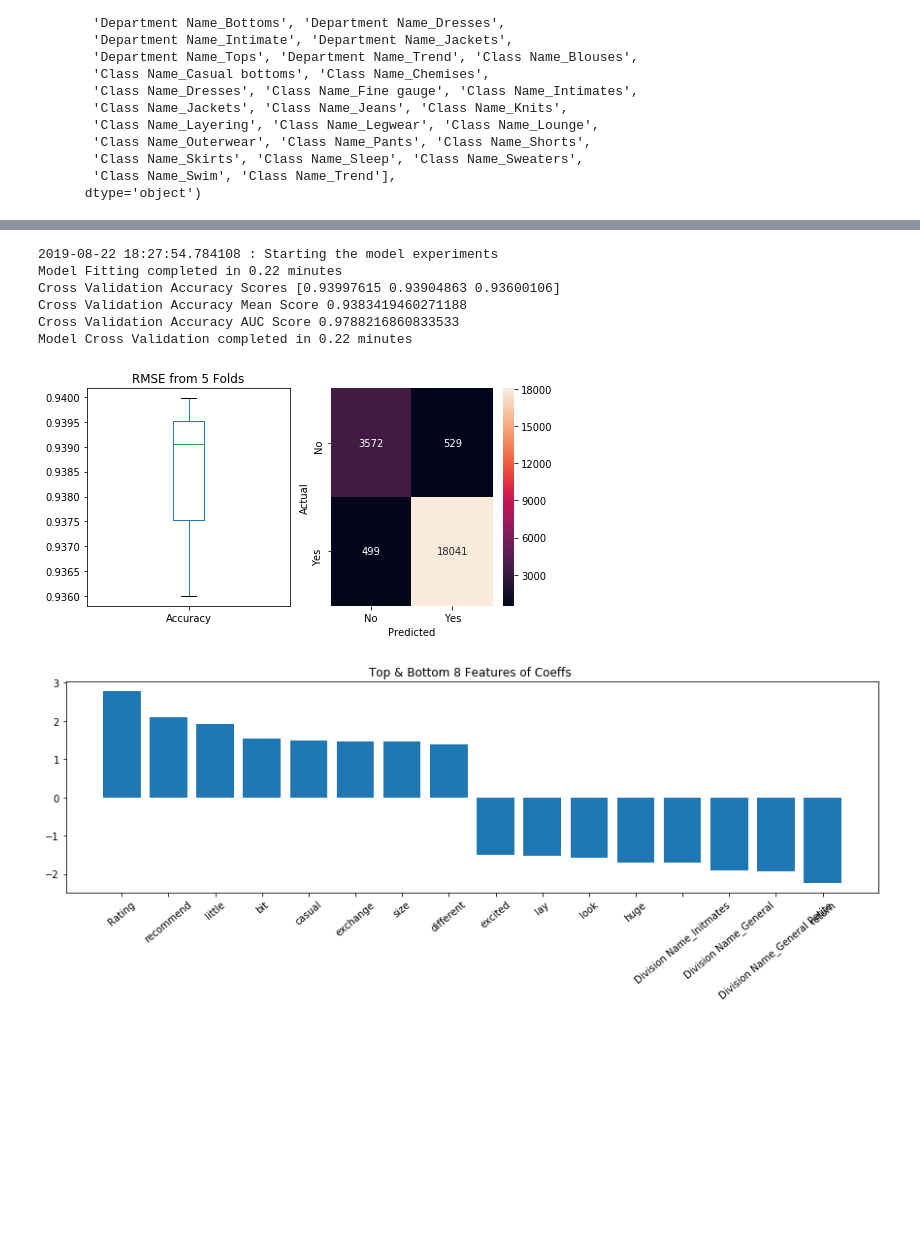
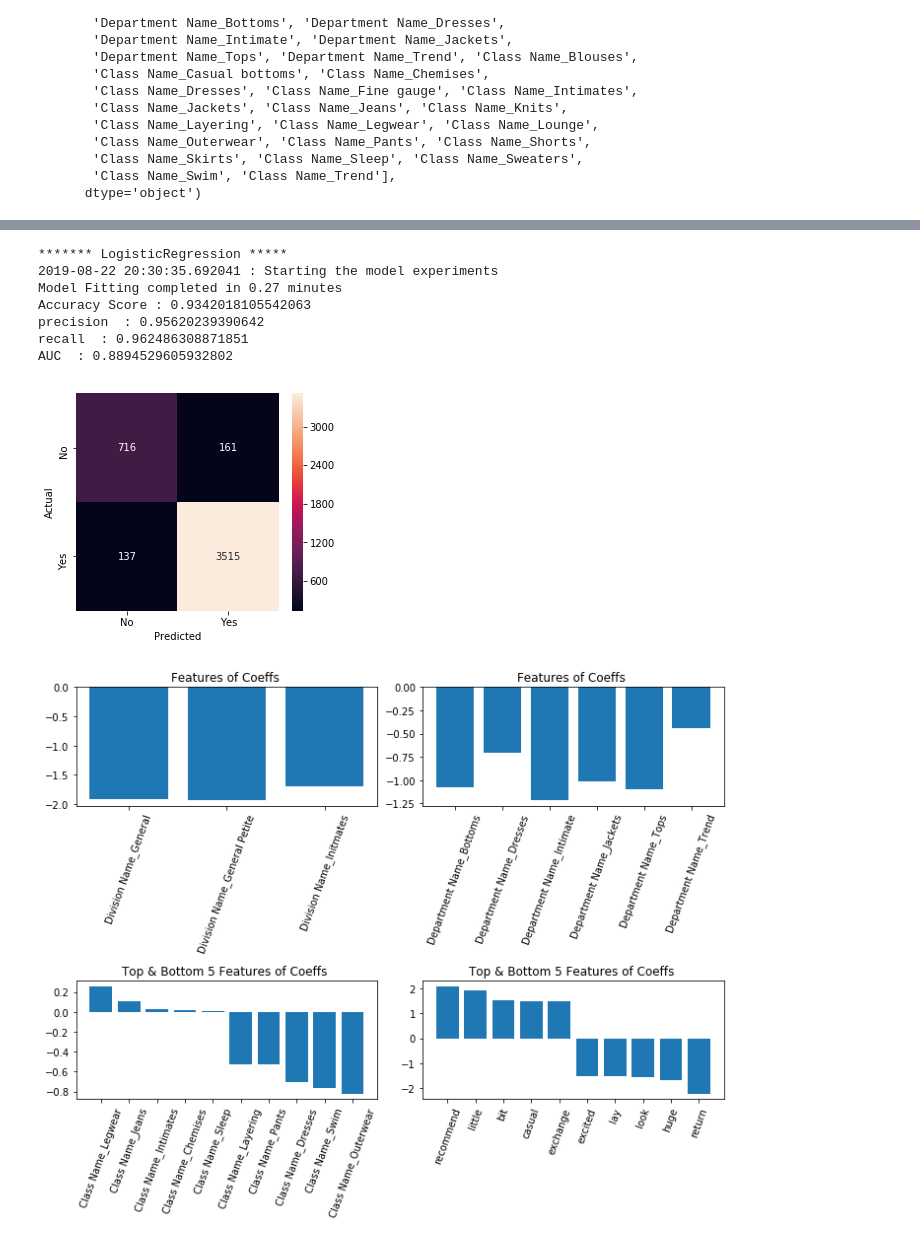
Before and after one commit to balag752/Ecommerce-clothing-recommendation-prediction, a Jupyter notebook: src/ModelBuilding.ipynb, the cells around one changed output, grey strips where cells are left out. Cells and saved outputs as stored; diff of their text form; code cells hidden in the pictures; blank space fills up the shorter version.

```diff
--- a/src/ModelBuilding.ipynb
+++ b/src/ModelBuilding.ipynb
@@ -207,14 +235,15 @@ def model_experiment(model,param_grid, nfolds=[3,3], ImpFtrShow=8):
 # %%
 model=linear_model.LogisticRegression(n_jobs=1, solver='liblinear', C=1, penalty='l2', max_iter=1000)
 param_grid={}#{'C':[0.01,1,100,1000]}
 
-model_experiment(model,param_grid,[3,3],8)
+coefs=model_experiment(model,param_grid,[2,0],5)
 # %% [output]
-2019-08-22 18:27:54.784108 : Starting the model experiments
-Model Fitting completed in 0.22 minutes
-Cross Validation Accuracy Scores [0.93997615 0.93904863 0.93600106]
-Cross Validation Accuracy Mean Score 0.9383419460271188
-Cross Validation Accuracy AUC Score 0.9788216860833533
-Model Cross Validation completed in 0.22 minutes
+******* LogisticRegression *****
+2019-08-22 20:30:35.692041 : Starting the model experiments
+Model Fitting completed in 0.27 minutes
+Accuracy Score : 0.9342018105542063
+precision  : 0.95620239390642
+recall  : 0.962486308871851
+AUC  : 0.8894529605932802
-[figure, old version]
+[figure, new version]
-[figure, old version]
+[figure, new version]
```
Also changed, not shown: parts of 6 cells of this notebook.
